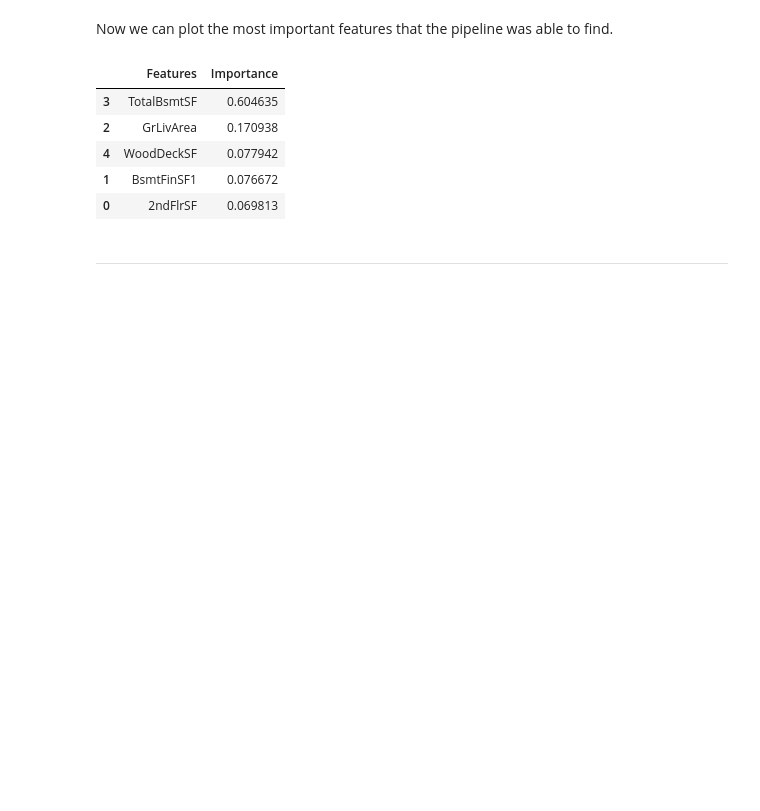
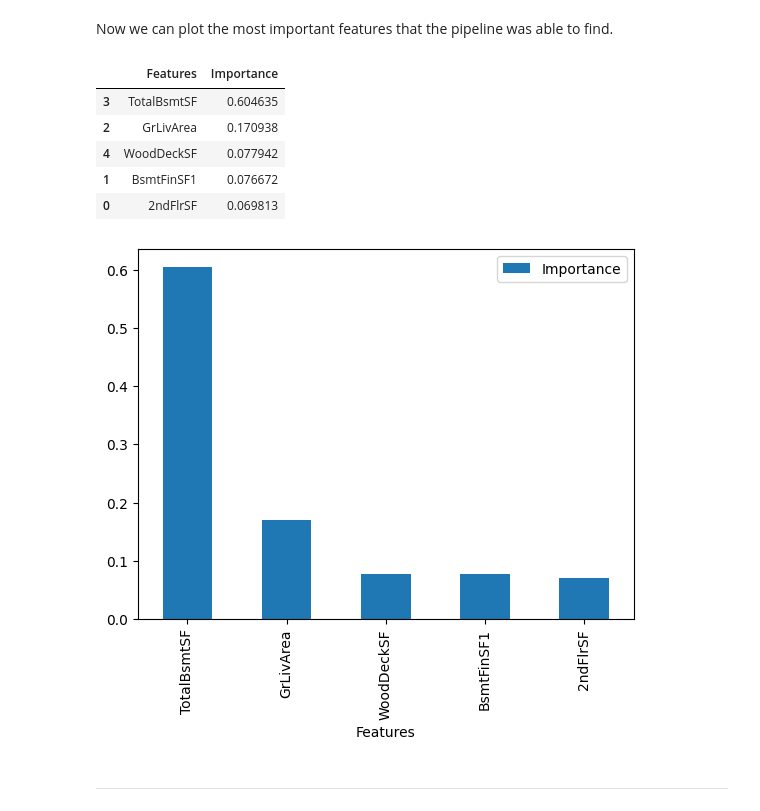
Before and after one commit to DevFabrizio/Fabrizio-Project-Five, a Jupyter notebook: jupyter_notebooks/Model and Evaluation.ipynb, the cells around one changed output. Saved outputs shown, nothing was run; the diff lists cells and outputs as text; code cells hidden in the pictures; blank space fills up the shorter version.

```diff
--- a/jupyter_notebooks/Model and Evaluation.ipynb
+++ b/jupyter_notebooks/Model and Evaluation.ipynb
@@ -462,6 +463,11 @@ best_features_df
 | 4 | WoodDeckSF | 0.077942 |
 | 1 | BsmtFinSF1 | 0.076672 |
 | 0 | 2ndFlrSF | 0.069813 |
+# %%
+best_features_df.plot(kind='bar', x='Features', y='Importance')
+plt.show()
+# %% [output]
+[figure, added]
 # %% [markdown]
 ---
 # %% [markdown]
```
Also changed, not shown: parts of 1 cell of this notebook, 1 other file.
